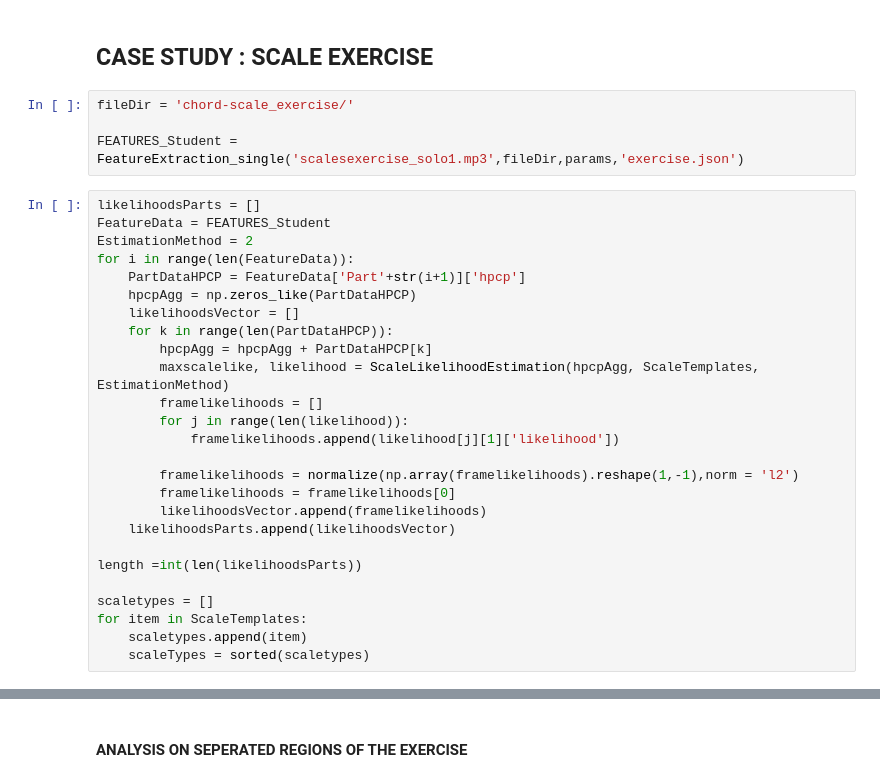
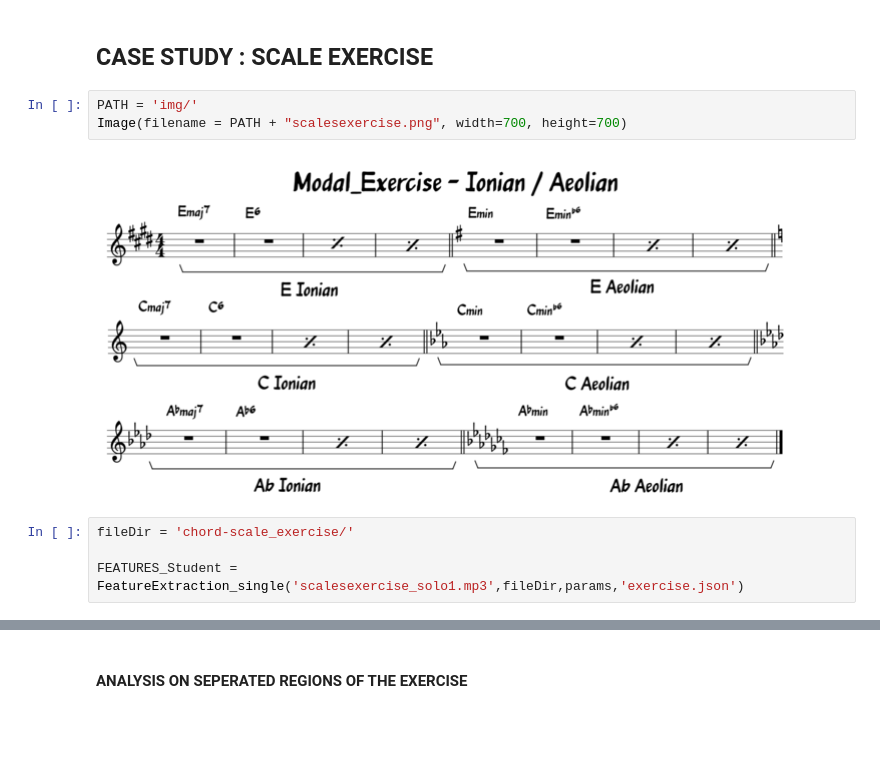
Before and after one commit to emirdemirel/Chord-ScaleDetection, a Jupyter notebook: Chord-scale_Detection.ipynb, the cells around one changed output, grey strips where cells are left out. Saved outputs shown, nothing was run; the diff lists cells and outputs as text; blank space fills up the shorter version.

```diff
--- a/Chord-scale_Detection.ipynb
+++ b/Chord-scale_Detection.ipynb
@@ -159,32 +168,11 @@ Maximum Likeliest Scale of Phrase :minor    with likeliest : 0.105658486572
 # %% [markdown]
 ## CASE STUDY : SCALE EXERCISE
+# %%
+PATH = 'img/'
+Image(filename = PATH + "scalesexercise.png", width=700, height=700)
+# %% [output]
+[figure, added]
 # %%
 fileDir = 'chord-scale_exercise/'
 
 FEATURES_Student = FeatureExtraction_single('scalesexercise_solo1.mp3',fileDir,params,'exercise.json')
-# %%
-likelihoodsParts = []
-FeatureData = FEATURES_Student
-EstimationMethod = 2
-for i in range(len(FeatureData)):
-    PartDataHPCP = FeatureData['Part'+str(i+1)]['hpcp']
-    hpcpAgg = np.zeros_like(PartDataHPCP)
-    likelihoodsVector = []
-    for k in range(len(PartDataHPCP)):
-        hpcpAgg = hpcpAgg + PartDataHPCP[k]
-        maxscalelike, likelihood = ScaleLikelihoodEstimation(hpcpAgg, ScaleTemplates, EstimationMethod)
-        framelikelihoods = []
-        for j in range(len(likelihood)):
-            framelikelihoods.append(likelihood[j][1]['likelihood'])
-
-        framelikelihoods = normalize(np.array(framelikelihoods).reshape(1,-1),norm = 'l2')
-        framelikelihoods = framelikelihoods[0]
-        likelihoodsVector.append(framelikelihoods)
-    likelihoodsParts.append(likelihoodsVector)
-
-length =int(len(likelihoodsParts))
-
-scaletypes = []
-for item in ScaleTemplates:
-    scaletypes.append(item)
-    scaleTypes = sorted(scaletypes)
```
Also changed, not shown: parts of 9 cells of this notebook.
